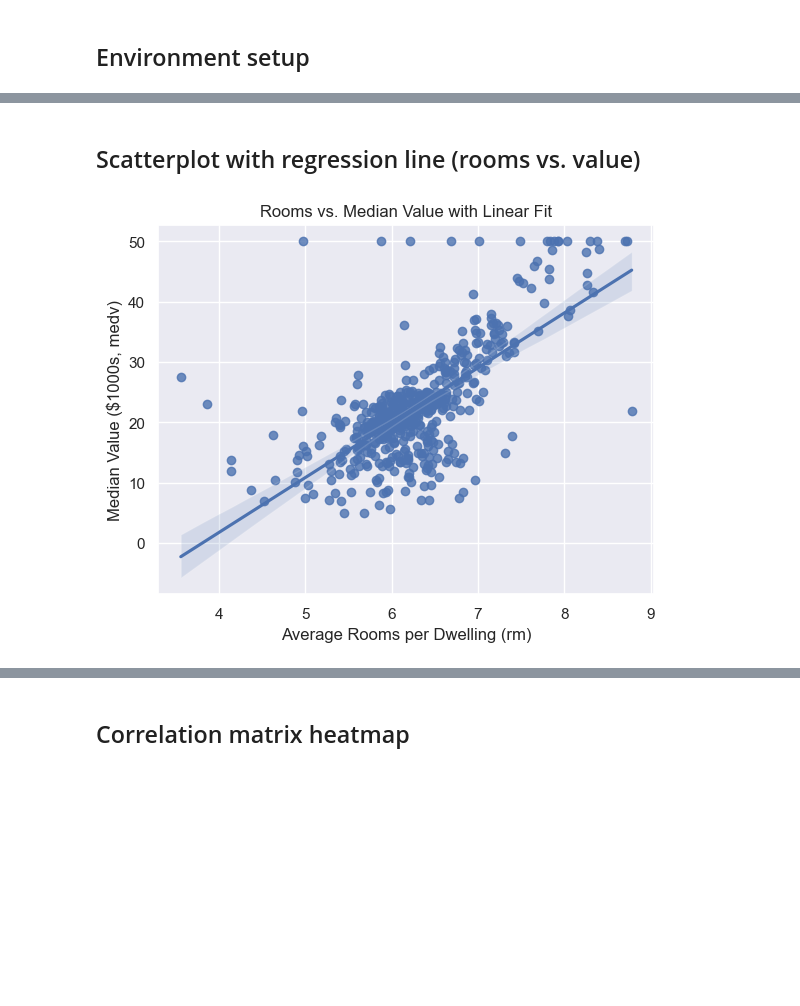
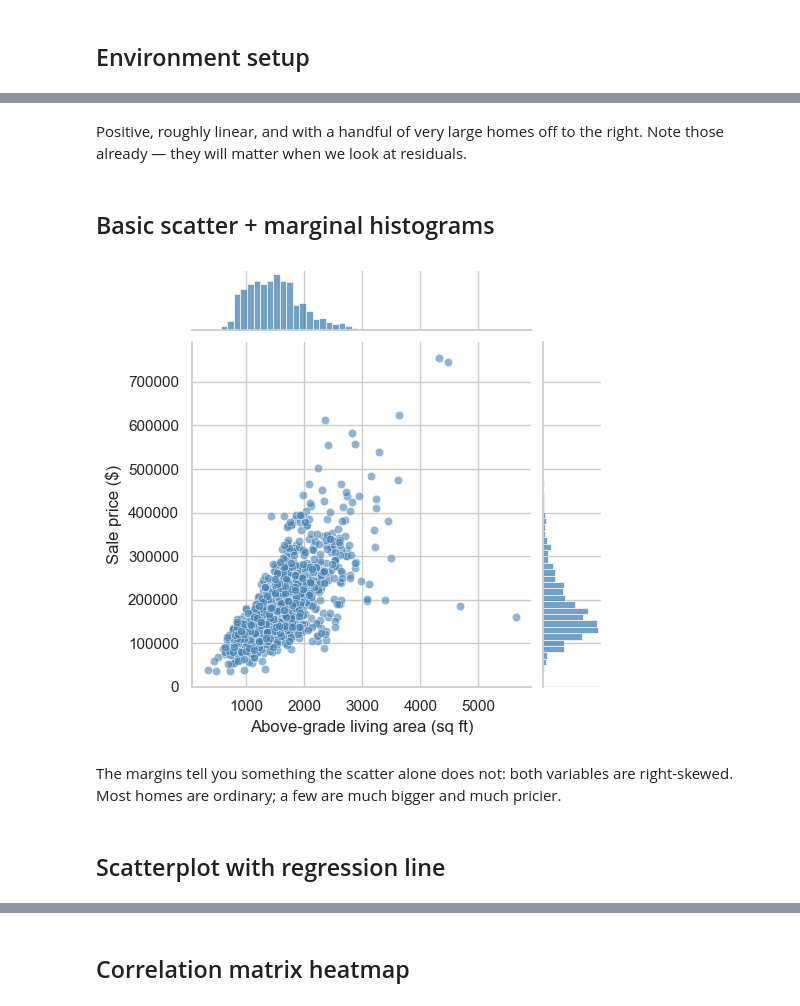
Before and after one commit to yinjunjun/datascience, a Jupyter notebook: Data_Visualization/docs/dats2102/docs/weekly/week10/Week10_relationships_modeling.ipynb, the cells around one changed output, grey strips where cells are left out. Drawn from its saved outputs; the diff is of its cells as text; code cells hidden in the pictures; blank space fills up the shorter version.

```diff
--- a/Data_Visualization/docs/dats2102/docs/weekly/week10/Week10_relationships_modeling.ipynb
+++ b/Data_Visualization/docs/dats2102/docs/weekly/week10/Week10_relationships_modeling.ipynb
@@ -66,10 +60,17 @@ Text(0.5, 1.02, 'Rooms vs Median Value — scatter + marginal hist')
+# %% [markdown]
+Positive, roughly linear, and with a handful of very large homes off to the
+right. Note those already — they will matter when we look at residuals.
+# %% [markdown]
+## Basic scatter + marginal histograms
+# %%
+g = sns.jointplot(data=df, x="GrLivArea", y="SalePrice",
+                  height=5, alpha=0.6, color="steelblue")
+g.set_axis_labels("Above-grade living area (sq ft)", "Sale price ($)")
+plt.show()
+# %% [output]
+[figure, added]
+# %% [markdown]
+The margins tell you something the scatter alone does not: both variables are
+right-skewed. Most homes are ordinary; a few are much bigger and much pricier.
 # %% [markdown]
-## Scatterplot with regression line (rooms vs. value)
+## Scatterplot with regression line
-# %%
-sns.regplot(data=df, x="rm", y="medv")
-plt.title("Rooms vs. Median Value with Linear Fit")
-plt.xlabel("Average Rooms per Dwelling (rm)")
-plt.ylabel("Median Value ($1000s, medv)")
-plt.show()
-# %% [output]
-[figure, removed]
```
Also changed, not shown: parts of 69 cells of this notebook, 14 other files.
